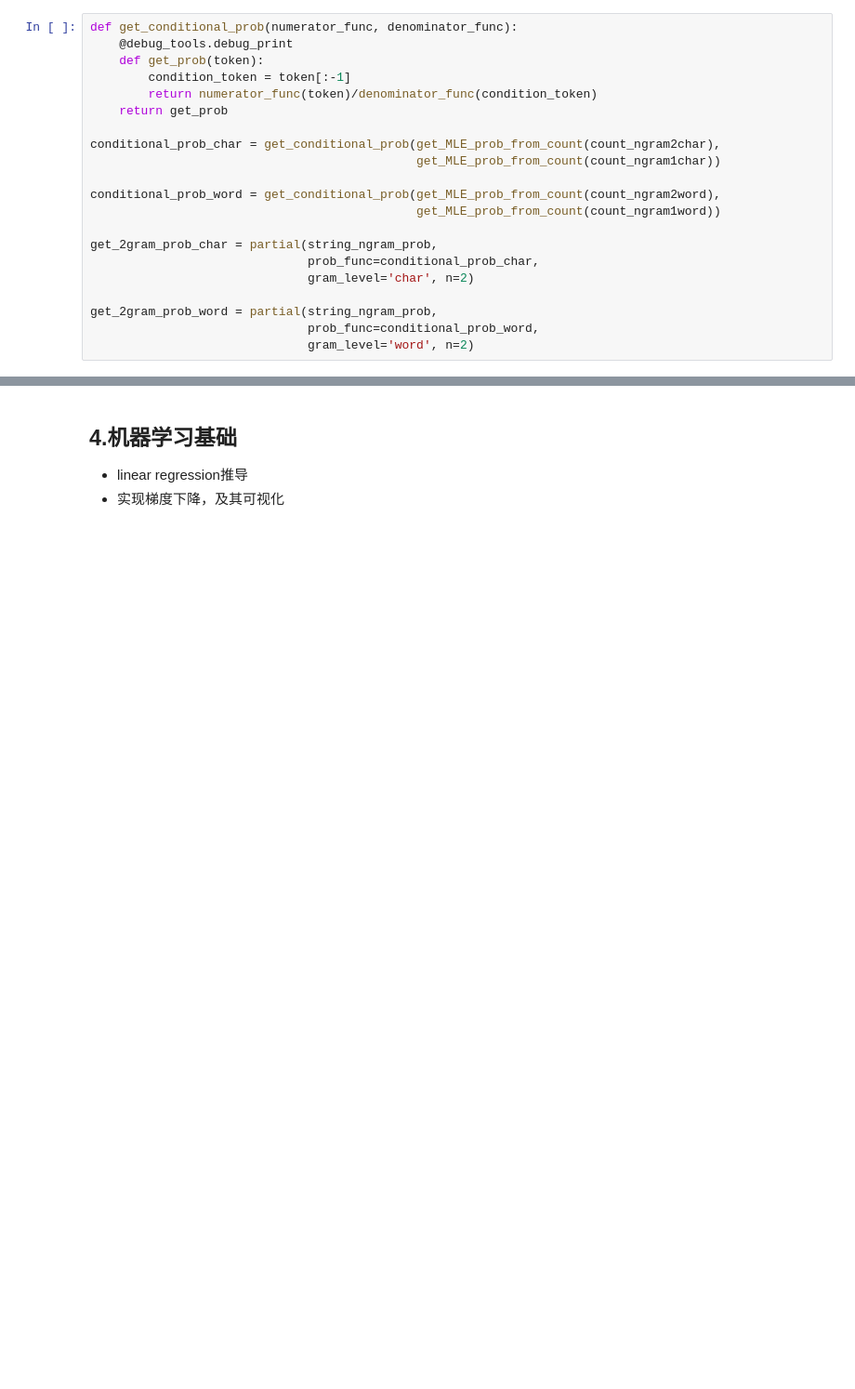
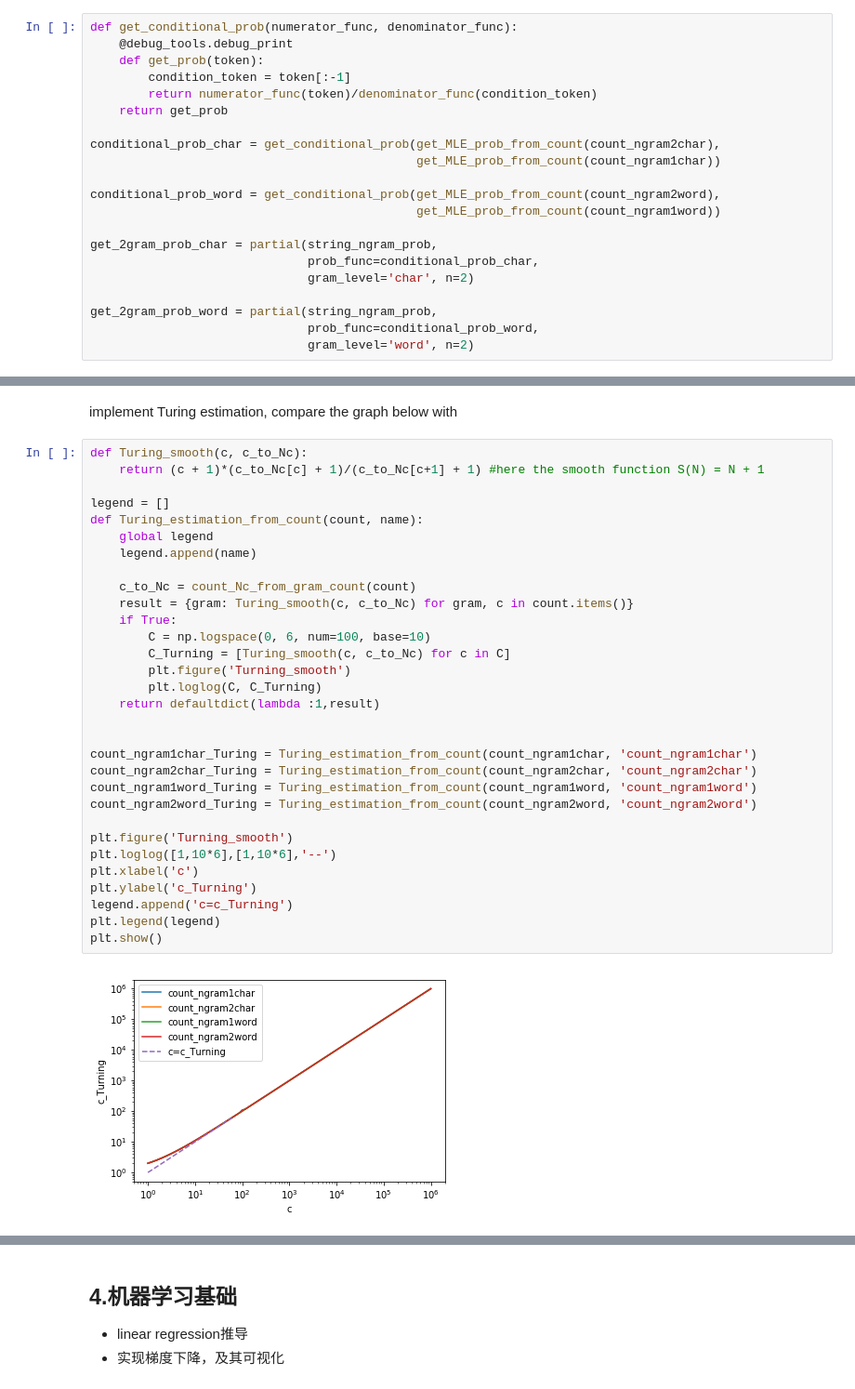
Before and after one commit to LuanBoheng/NLP-course, a Jupyter notebook: week_2/week2_recode.ipynb, the cells around one changed output, grey strips where cells are left out. Shown: that part at 93% size. Saved outputs shown, nothing was run; the diff lists cells and outputs as text; blank space fills up the shorter version.

Commit message:
Turing smoothing complete

```diff
--- a/week_2/week2_recode.ipynb
+++ b/week_2/week2_recode.ipynb
@@ -223,3 +259,38 @@ visiualize_Nc_from_count(count_ngram2word,'2-gram word')
 plt.show()
 # %% [output]
 [figure]
+# %% [markdown]
+implement Turing estimation, compare the graph below with
+# %%
+def Turing_smooth(c, c_to_Nc):
+    return (c + 1)*(c_to_Nc[c] + 1)/(c_to_Nc[c+1] + 1) #here the smooth function S(N) = N + 1
+
+legend = []
+def Turing_estimation_from_count(count, name):
+    global legend
+    legend.append(name)
+
+    c_to_Nc = count_Nc_from_gram_count(count)
+    result = {gram: Turing_smooth(c, c_to_Nc) for gram, c in count.items()}
+    if True:
+        C = np.logspace(0, 6, num=100, base=10)
+        C_Turning = [Turing_smooth(c, c_to_Nc) for c in C]
+        plt.figure('Turning_smooth')
+        plt.loglog(C, C_Turning)
+    return defaultdict(lambda :1,result)
+
+
+count_ngram1char_Turing = Turing_estimation_from_count(count_ngram1char, 'count_ngram1char')
+count_ngram2char_Turing = Turing_estimation_from_count(count_ngram2char, 'count_ngram2char')
+count_ngram1word_Turing = Turing_estimation_from_count(count_ngram1word, 'count_ngram1word')
+count_ngram2word_Turing = Turing_estimation_from_count(count_ngram2word, 'count_ngram2word')
+
+plt.figure('Turning_smooth')
+plt.loglog([1,10*6],[1,10*6],'--')
+plt.xlabel('c')
+plt.ylabel('c_Turning')
+legend.append('c=c_Turning')
+plt.legend(legend)
+plt.show()
+# %% [output]
+[figure, added]
```
Also changed, not shown: parts of 18 cells of this notebook.
